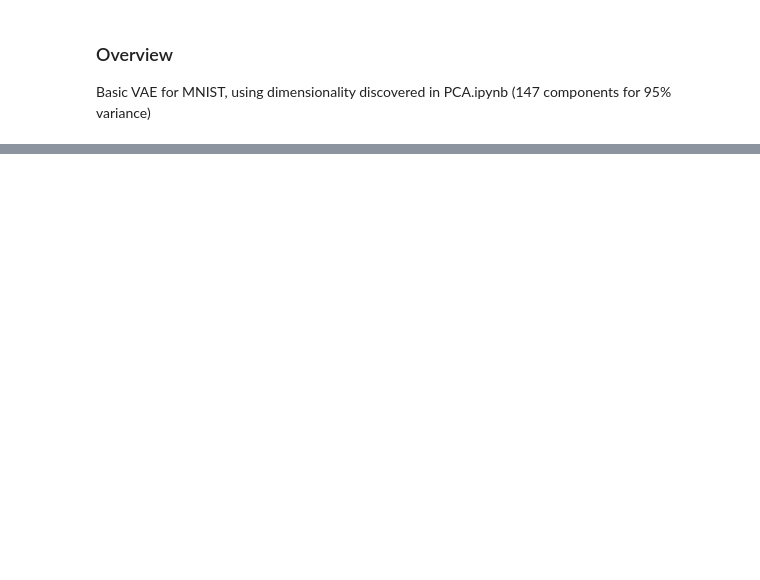
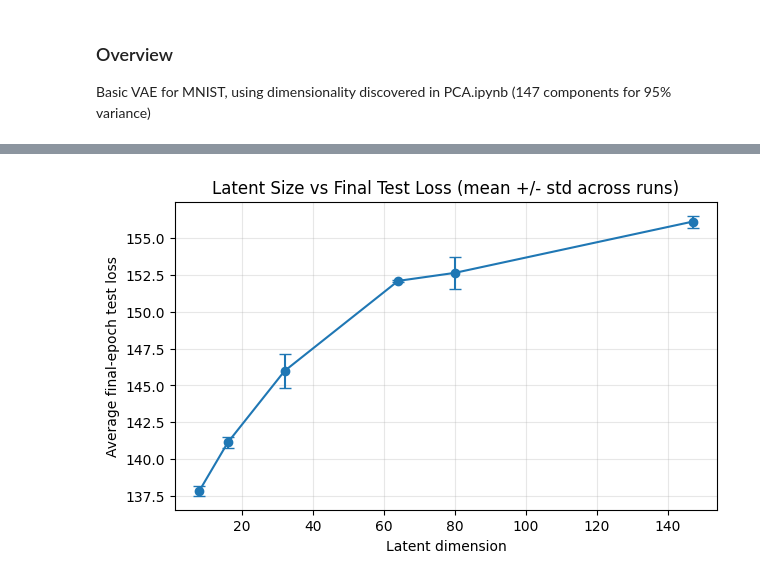
Before and after one commit to gusdspmoreira/CS6501-NN-Project, a Jupyter notebook: vae.ipynb, the cells around one changed output, grey strips where cells are left out. Drawn from its saved outputs; the diff is of its cells as text; code cells hidden in the pictures; blank space fills up the shorter version.

```diff
--- a/vae.ipynb
+++ b/vae.ipynb
@@ -323,0 +347,70 @@ plt.show()
+# %%
+# Compare latent dimensions by averaging final-epoch test loss across repeated runs
+latent_dims = [8, 16, 32, 64, 80, 147]
+runs_per_dim = 3
+
+latent_dim_results = []
+
+for latent_dim in latent_dims:
+    final_test_losses = []
+    print(f"\n=== Latent dim {latent_dim} ===")
+
+    for run_idx in range(1, runs_per_dim + 1):
+        model_n = VAE(latent_dim=latent_dim).to(device)
+        optimizer_n = torch.optim.Adam(model_n.parameters(), lr=LR)
+
+        test_loss = None
+        for epoch in range(1, EPOCHS + 1):
+            beta = kl_weight(
+                epoch,
+                EPOCHS,
+                beta_start=BETA_START,
+                beta_end=BETA_END,
+                warmup_epochs=BETA_WARMUP_EPOCHS,
+            )
+            _ = train_epoch(model_n, train_loader, optimizer_n, device, beta=beta)
+            test_loss = eval_epoch(model_n, test_loader, device, beta=beta)
+
+        final_test_losses.append(test_loss)
+        print(f"Run {run_idx}/{runs_per_dim} | final test loss: {test_loss:.4f}")
+
+    mean_final_test_loss = float(np.mean(final_test_losses))
+    std_final_test_loss = float(np.std(final_test_losses))
+
+    latent_dim_results.append({
+        "latent_dim": latent_dim,
+        "runs": runs_per_dim,
+        "final_test_losses": final_test_losses,
+        "avg_final_test_loss": mean_final_test_loss,
+        "std_final_test_loss": std_final_test_loss,
+    })
+
+# Sort by average final test loss (lower is better)
+latent_dim_results = sorted(latent_dim_results, key=lambda d: d["avg_final_test_loss"])
+
+print("\n=== Average final-epoch test loss by latent dimension ===")
+print(f"{'latent_dim':>10}  {'avg_final_test_loss':>20}  {'std':>10}  {'runs':>6}")
+for row in latent_dim_results:
+    print(
+        f"{row['latent_dim']:>10}  "
+        f"{row['avg_final_test_loss']:>20.4f}  "
+        f"{row['std_final_test_loss']:>10.4f}  "
+        f"{row['runs']:>6}"
+    )
+
+# Optional plot for quick visual comparison
+dims = [row['latent_dim'] for row in latent_dim_results]
+means = [row['avg_final_test_loss'] for row in latent_dim_results]
+stds = [row['std_final_test_loss'] for row in latent_dim_results]
+
+plt.figure(figsize=(7, 4))
+plt.errorbar(dims, means, yerr=stds, fmt='o-', capsize=4)
+plt.xlabel('Latent dimension')
+plt.ylabel('Average final-epoch test loss')
+plt.title('Latent Size vs Final Test Loss (mean +/- std across runs)')
+plt.grid(alpha=0.3)
+plt.show()
+
+# `latent_dim_results` now stores all results for downstream use/comparison
+latent_dim_results
+# %% [output]
@@ -323,0 +434 @@ plt.show()
+[figure, added]
```
Also changed, not shown: parts of 5 cells of this notebook.
